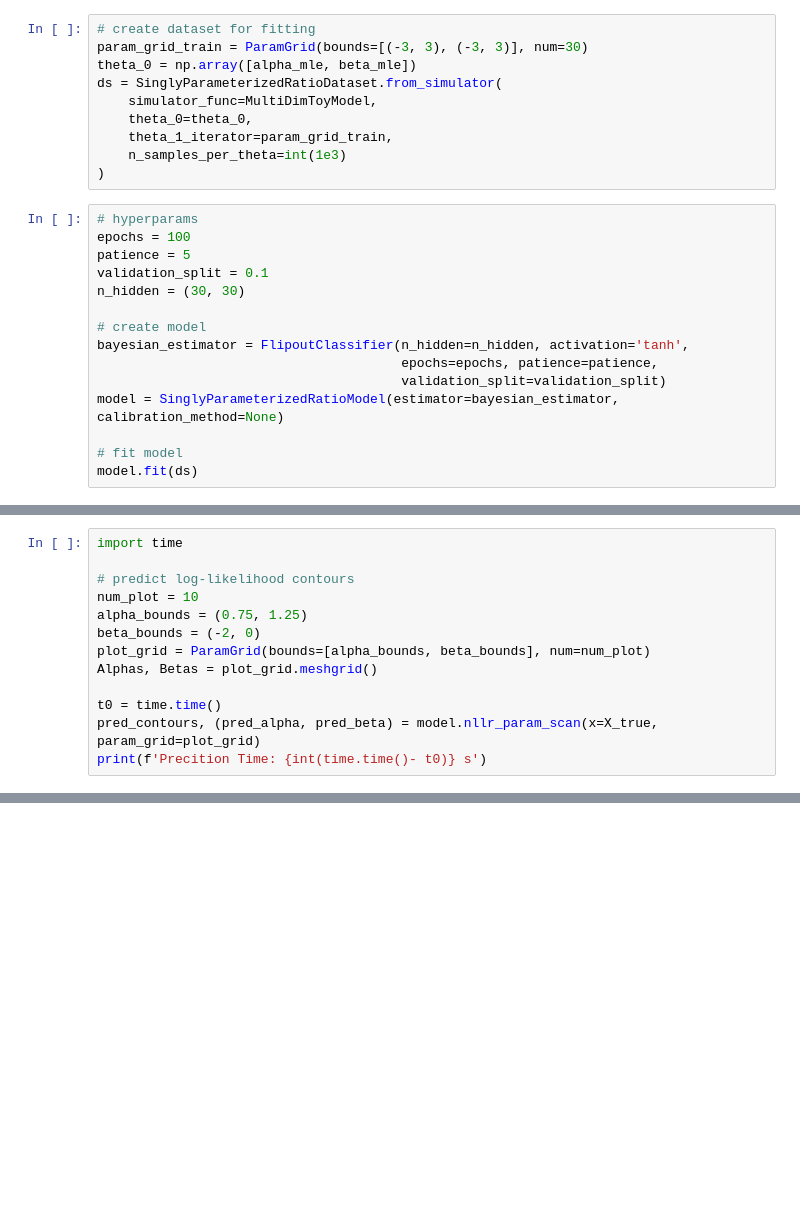
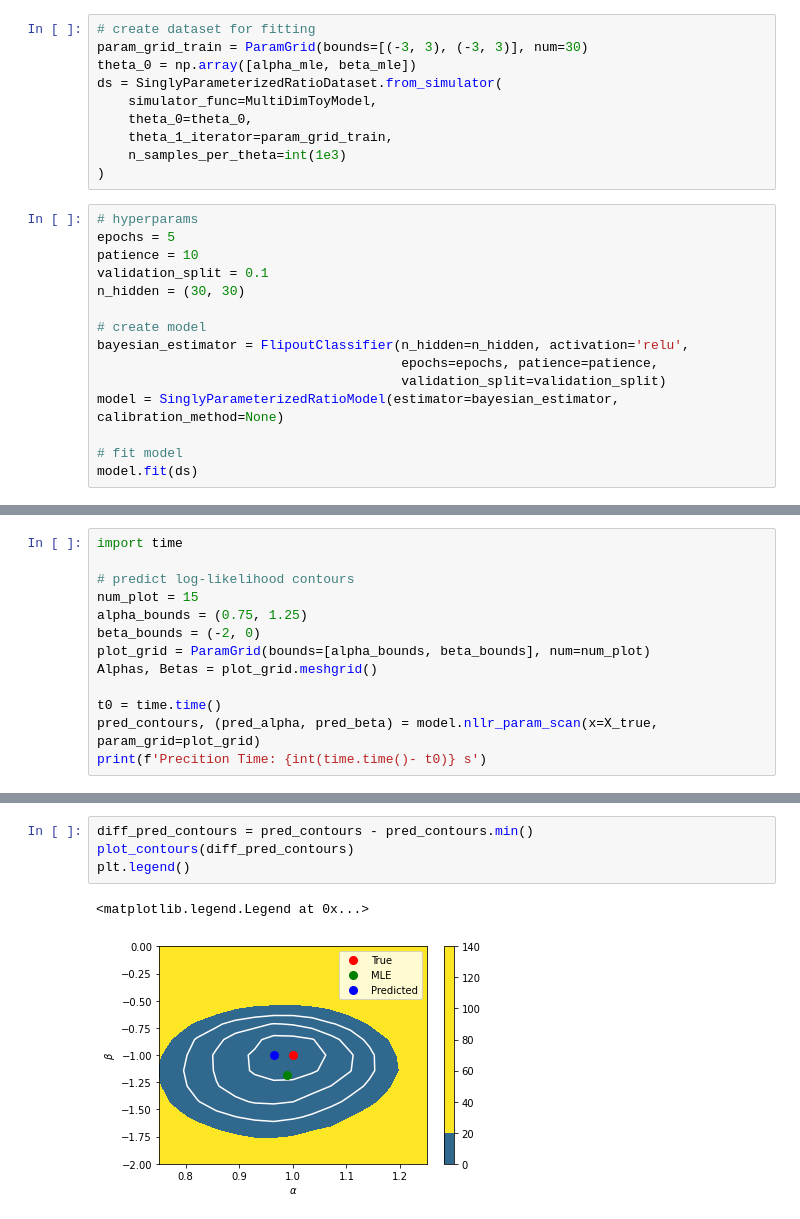
Before and after one commit to cjs220/active_learning_ratio_estimation, a Jupyter notebook: examples/multidim.ipynb, the cells around one changed output, grey strips where cells are left out. Cells and saved outputs as stored; diff of their text form; blank space fills up the shorter version.

```diff
--- a/examples/multidim.ipynb
+++ b/examples/multidim.ipynb
@@ -134,13 +134,13 @@ ds = SinglyParameterizedRatioDataset.from_simulator(
 )
 # %%
 # hyperparams
-epochs = 100
-patience = 5
+epochs = 5
+patience = 10
 validation_split = 0.1
 n_hidden = (30, 30)
 
 # create model
-bayesian_estimator = FlipoutClassifier(n_hidden=n_hidden, activation='tanh',
+bayesian_estimator = FlipoutClassifier(n_hidden=n_hidden, activation='relu',
                                        epochs=epochs, patience=patience,
                                        validation_split=validation_split)
 model = SinglyParameterizedRatioModel(estimator=bayesian_estimator, calibration_method=None)
@@ -164,7 +172,7 @@ Epoch 2/100
 import time
 
 # predict log-likelihood contours
-num_plot = 10
+num_plot = 15
 alpha_bounds = (0.75, 1.25)
 beta_bounds = (-2, 0)
 plot_grid = ParamGrid(bounds=[alpha_bounds, beta_bounds], num=num_plot)
@@ -227,2 +251,9 @@ plt.legend()
+# %%
+diff_pred_contours = pred_contours - pred_contours.min()
+plot_contours(diff_pred_contours)
+plt.legend()
+# %% [output]
+<matplotlib.legend.Legend at 0x...>
+[figure, added]
 # %%
 from active_learning_ratio_estimation.model.validation import plot_calibration
```
Also changed, not shown: parts of 8 cells of this notebook.
